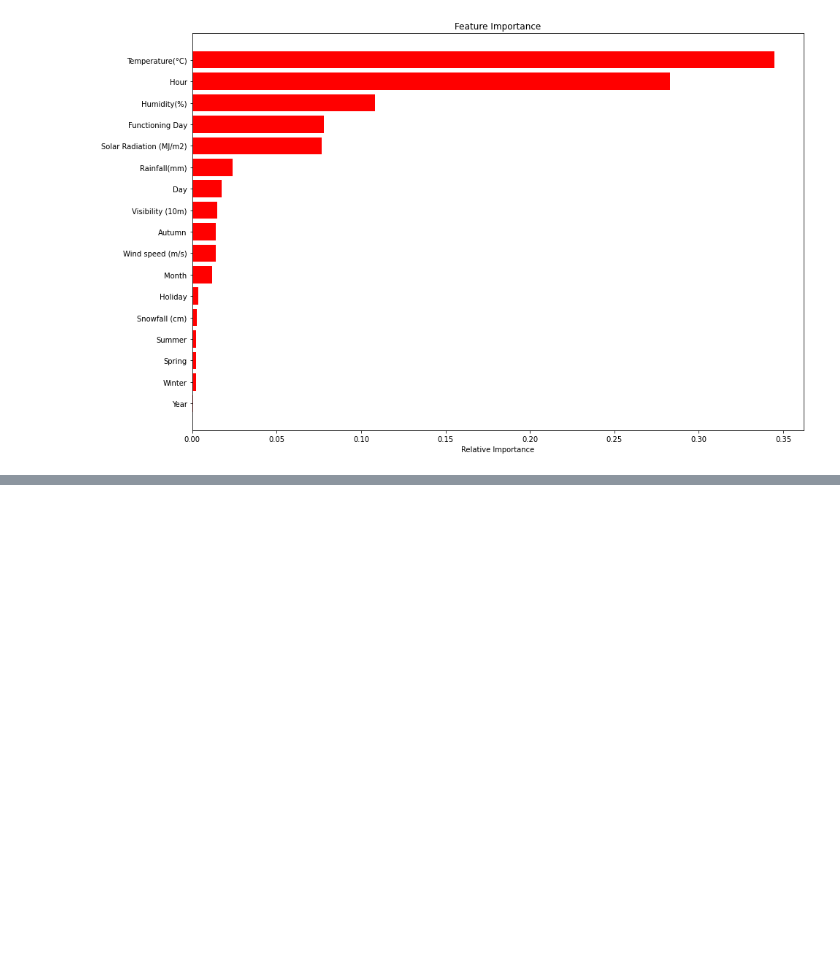
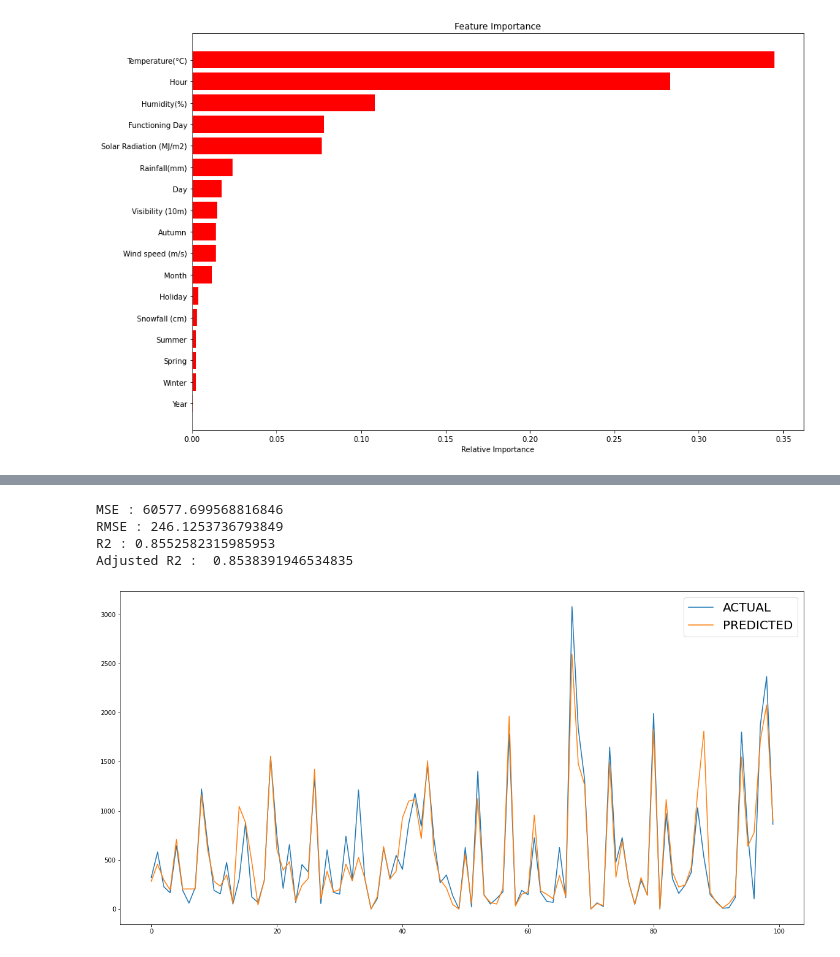
Before and after one commit to Ankitgpt357/Bike-Sharing-demand-prediction, a Jupyter notebook: Bike-Sharing-demand.ipynb, the cells around one changed output, grey strips where cells are left out. Cells and saved outputs as stored; diff of their text form; code cells hidden in the pictures; blank space fills up the shorter version.

```diff
--- a/Bike-Sharing-demand.ipynb
+++ b/Bike-Sharing-demand.ipynb
@@ -739,0 +773,21 @@ get_features_importance(dt_model,X_train)
+# %%
+#creating model of Gradient Boosting
+gb_model=GradientBoostingRegressor()
+# %%
+# creating param dict to check diffirent value of parameter
+n_estimators=[80,100,150]
+max_depth=[15,20,30]
+
+params = {'n_estimators':n_estimators,'max_depth':max_depth }
+# %%
+#grid search for gradient bossting
+gb_grid= GridSearchCV(gb_model,param_grid=params,verbose=0)
+# %%
+#calling run_model to train,fit and evalution of gradient boosting model
+run_model(gb_grid,X_train,y_train,X_test,y_test)
+# %% [output]
+MSE : 60577.699568816846
+RMSE : 246.1253736793849
+R2 : 0.8552582315985953
+Adjusted R2 :  0.8538391946534835
+[figure, added]
```
Also changed, not shown: parts of 11 cells of this notebook.
